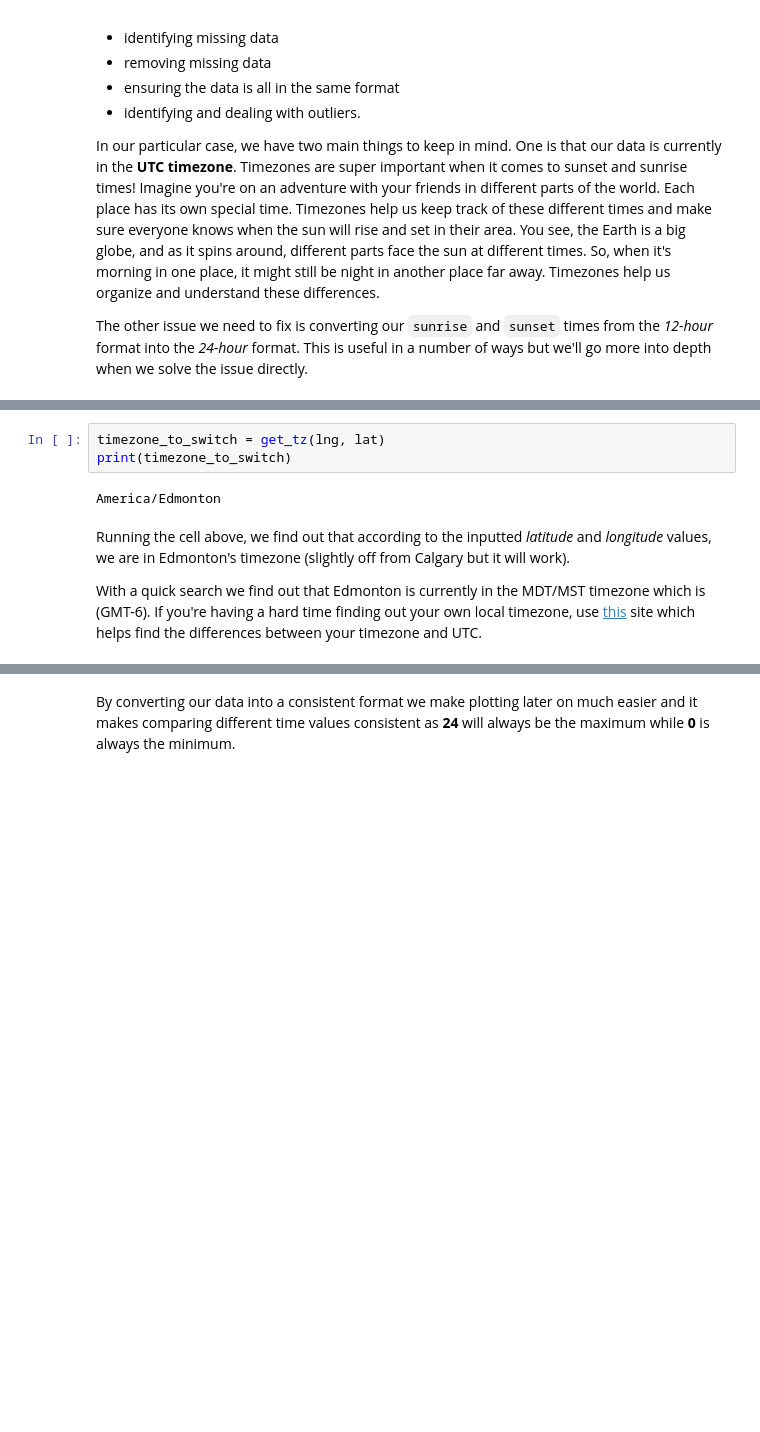
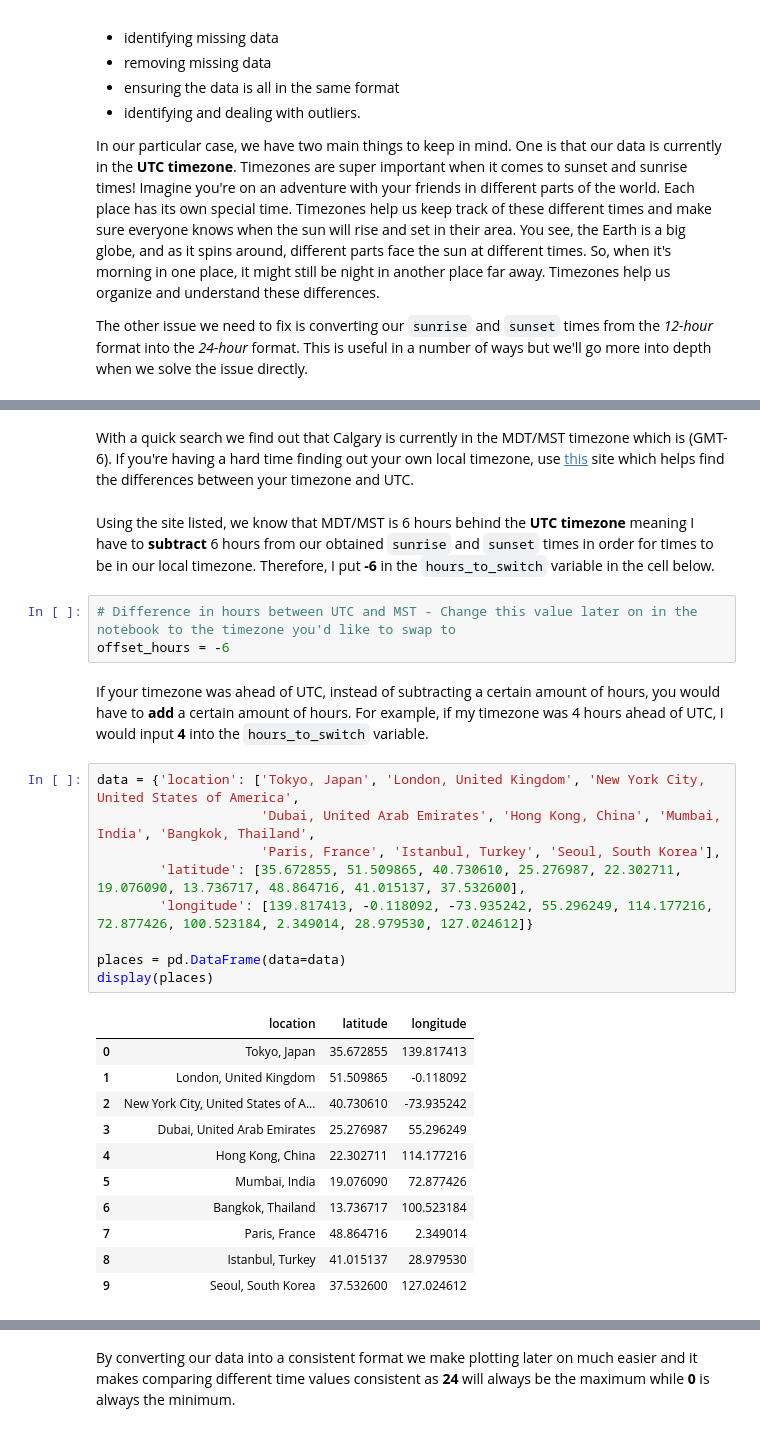
Before and after one commit to callysto/Data-Viz-of-the-Week, a Jupyter notebook: sunset-sunrise/sunset-sunrise.ipynb, the cells around one changed output, grey strips where cells are left out. Saved outputs shown, nothing was run; the diff lists cells and outputs as text; blank space fills up the shorter version.

Commit message:
Modified timezone section

```diff
--- a/sunset-sunrise/sunset-sunrise.ipynb
+++ b/sunset-sunrise/sunset-sunrise.ipynb
@@ -130,9 +125,30 @@ Later on, when you input your own `longitude` and `latitude` values, keep in min
-# %%
-timezone_to_switch = get_tz(lng, lat)
-print(timezone_to_switch)
-# %% [output]
-America/Edmonton
 # %% [markdown]
-Running the cell above, we find out that according to the inputted _latitude_ and _longitude_ values, we are in Edmonton's timezone (slightly off from Calgary but it will work).
-
-With a quick search we find out that Edmonton is currently in the MDT/MST timezone which is (GMT-6). If you're having a hard time finding out your own local timezone, use [this](https://www.timeanddate.com/worldclock/timezone/utc) site which helps find the differences between your timezone and UTC.
+With a quick search we find out that Calgary is currently in the MDT/MST timezone which is (GMT-6). If you're having a hard time finding out your own local timezone, use [this](https://www.timeanddate.com/worldclock/converter.html) site which helps find the differences between your timezone and UTC.
+# %% [markdown]
+Using the site listed, we know that MDT/MST is 6 hours behind the **UTC timezone** meaning I have to **subtract** 6 hours from our obtained `sunrise` and `sunset` times in order for times to be in our local timezone. Therefore, I put **-6** in the `hours_to_switch` variable in the cell below.
+# %%
+# Difference in hours between UTC and MST - Change this value later on in the notebook to the timezone you'd like to swap to
+offset_hours = -6
+# %% [markdown]
+If your timezone was ahead of UTC, instead of subtracting a certain amount of hours, you would have to **add** a certain amount of hours. For example, if my timezone was 4 hours ahead of UTC, I would input **4** into the `hours_to_switch` variable.
+# %%
+data = {'location': ['Tokyo, Japan', 'London, United Kingdom', 'New York City, United States of America',
+                     'Dubai, United Arab Emirates', 'Hong Kong, China', 'Mumbai, India', 'Bangkok, Thailand',
+                     'Paris, France', 'Istanbul, Turkey', 'Seoul, South Korea'],
+        'latitude': [35.672855, 51.509865, 40.730610, 25.276987, 22.302711, 19.076090, 13.736717, 48.864716, 41.015137, 37.532600],
+        'longitude': [139.817413, -0.118092, -73.935242, 55.296249, 114.177216, 72.877426, 100.523184, 2.349014, 28.979530, 127.024612]}
+
+places = pd.DataFrame(data=data)
+display(places)
+# %% [output]
+|  | location | latitude | longitude |
+| 0 | Tokyo, Japan | 35.672855 | 139.817413 |
+| 1 | London, United Kingdom | 51.509865 | -0.118092 |
+| 2 | New York City, United States of A... | 40.730610 | -73.935242 |
+| 3 | Dubai, United Arab Emirates | 25.276987 | 55.296249 |
+| 4 | Hong Kong, China | 22.302711 | 114.177216 |
+| 5 | Mumbai, India | 19.076090 | 72.877426 |
+| 6 | Bangkok, Thailand | 13.736717 | 100.523184 |
+| 7 | Paris, France | 48.864716 | 2.349014 |
+| 8 | Istanbul, Turkey | 41.015137 | 28.979530 |
+| 9 | Seoul, South Korea | 37.532600 | 127.024612 |
```
Also changed, not shown: parts of 9 cells of this notebook.
